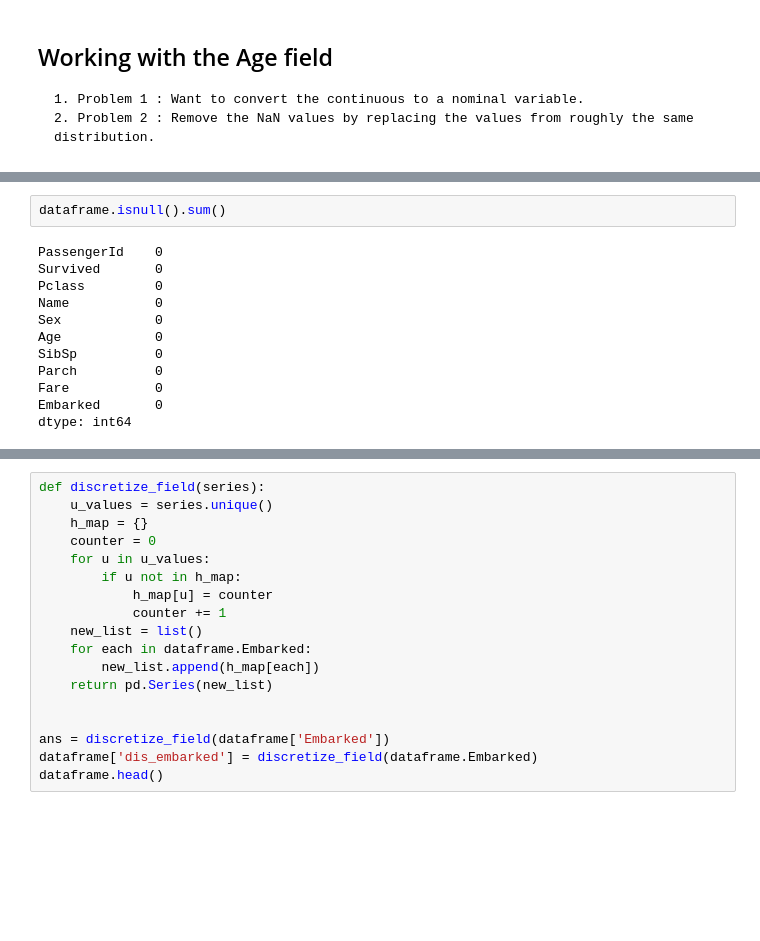
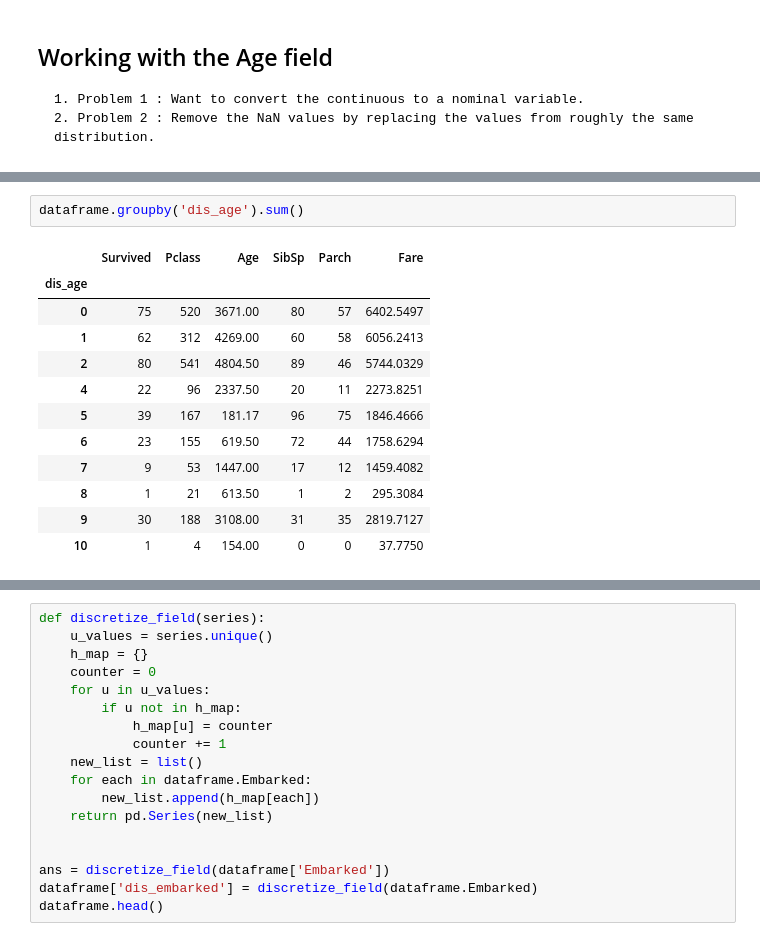
Before and after one commit to guptaachin/Titanic-data-analysis, a Jupyter notebook: jupyter-nb.ipynb, the cells around one changed output, grey strips where cells are left out. Saved outputs shown, nothing was run; the diff lists cells and outputs as text; blank space fills up the shorter version.

```diff
--- a/jupyter-nb.ipynb
+++ b/jupyter-nb.ipynb
@@ -108,17 +100,18 @@ fix_age()
 # %%
-dataframe.isnull().sum()
+dataframe.groupby('dis_age').sum()
 # %% [output]
-PassengerId    0
-Survived       0
-Pclass         0
-Name           0
-Sex            0
-Age            0
-SibSp          0
-Parch          0
-Fare           0
-Embarked       0
-dtype: int64
+|  | Survived | Pclass | Age | SibSp | Parch | Fare |
+| dis_age |  |  |  |  |  |  |
+| 0 | 75 | 520 | 3671.00 | 80 | 57 | 6402.5497 |
+| 1 | 62 | 312 | 4269.00 | 60 | 58 | 6056.2413 |
+| 2 | 80 | 541 | 4804.50 | 89 | 46 | 5744.0329 |
+| 4 | 22 | 96 | 2337.50 | 20 | 11 | 2273.8251 |
+| 5 | 39 | 167 | 181.17 | 96 | 75 | 1846.4666 |
+| 6 | 23 | 155 | 619.50 | 72 | 44 | 1758.6294 |
+| 7 | 9 | 53 | 1447.00 | 17 | 12 | 1459.4082 |
+| 8 | 1 | 21 | 613.50 | 1 | 2 | 295.3084 |
+| 9 | 30 | 188 | 3108.00 | 31 | 35 | 2819.7127 |
+| 10 | 1 | 4 | 154.00 | 0 | 0 | 37.7750 |
 # %%
 dataframe.head()
 # %% [output]
```
Also changed, not shown: parts of 12 cells of this notebook, 3 other files.
